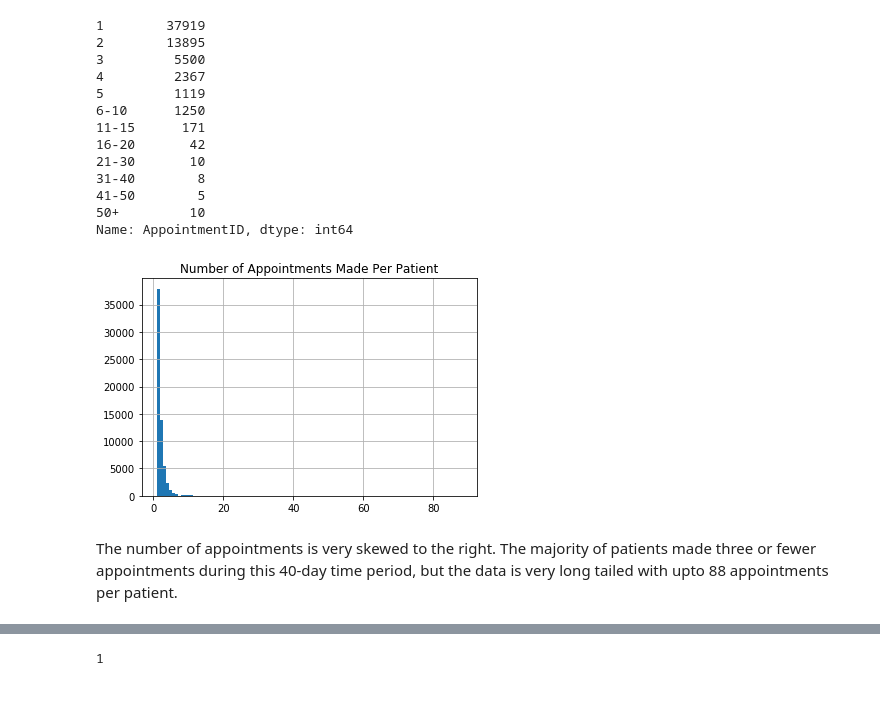
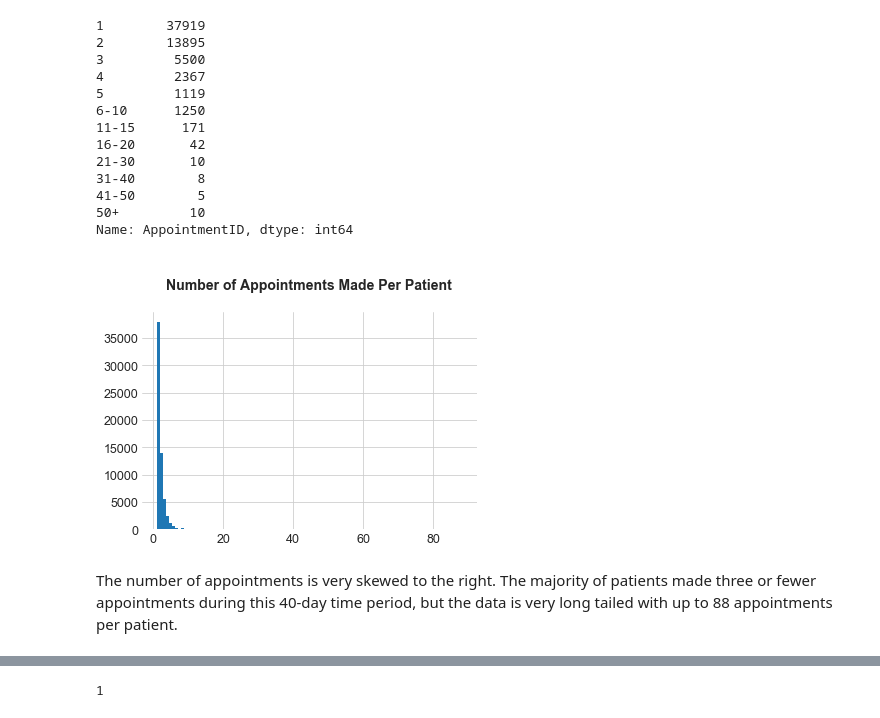
Before and after one commit to jaclynrich/appt-no-show, a Jupyter notebook: appt-no-show.ipynb, the cells around one changed output, grey strips where cells are left out. Cells and saved outputs as stored; diff of their text form; code cells hidden in the pictures.

Commit message:
feat: add analysis to univariate plots

```diff
--- a/appt-no-show.ipynb
+++ b/appt-no-show.ipynb
@@ -708,11 +708,12 @@ num_appts_binned.sort_index()
 Name: AppointmentID, dtype: int64
 # %%
 num_appts_by_patient.hist(bins = 100)
-plt.title("Number of Appointments Made Per Patient");
+sns.despine(left = True, bottom = True)
+plt.title("\nNumber of Appointments Made Per Patient\n", fontsize = 14, fontweight = 'bold');
 # %% [output]
-[figure, old version]
+[figure, new version]
 # %% [markdown]
-The number of appointments is very skewed to the right.  The majority of patients made three or fewer appointments during this 40-day time period, but the data is very long tailed with upto 88 appointments per patient.
+The number of appointments is very skewed to the right.  The majority of patients made three or fewer appointments during this 40-day time period, but the data is very long tailed with up to 88 appointments per patient.
 # %%
 # Inspect the patient with 88 appointments
 most_appts = ow[ow['PatientID'] == '822145925426128'].sort_values(by = 'ScheduledDay')
```
Also changed, not shown: parts of 75 cells of this notebook.
